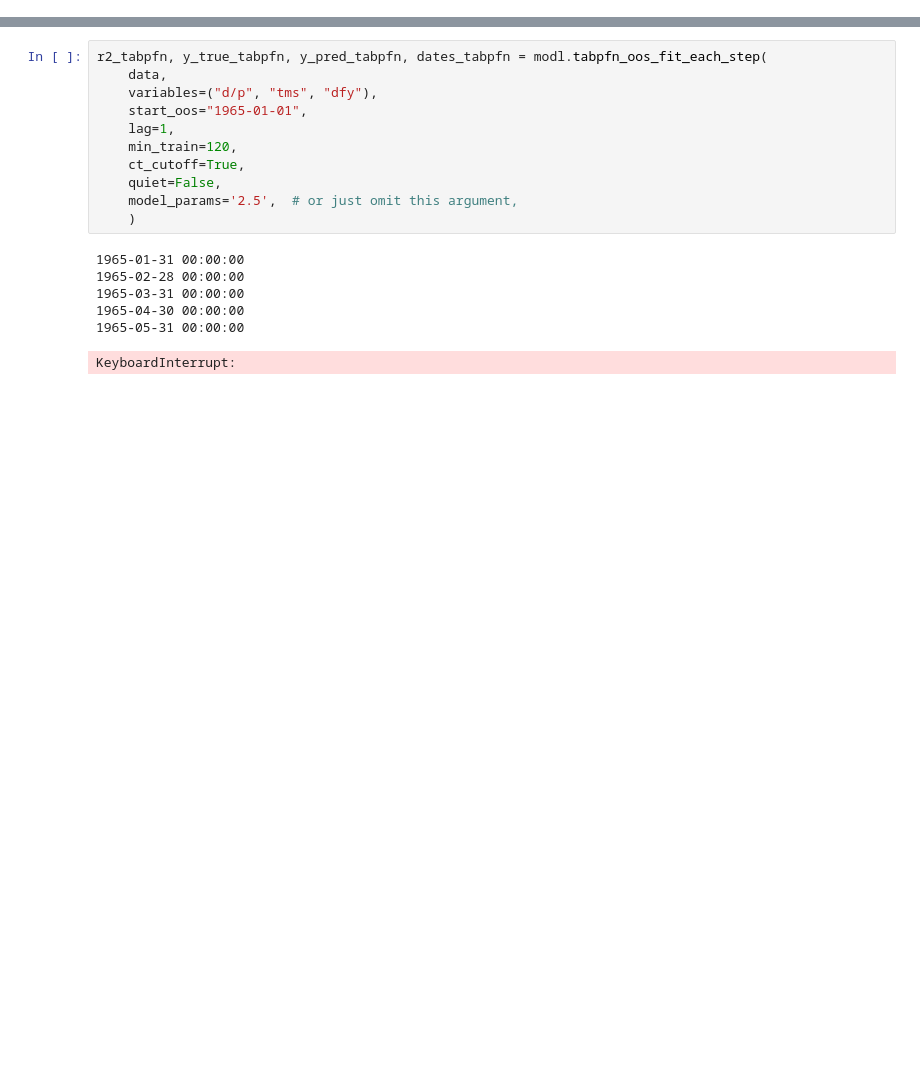
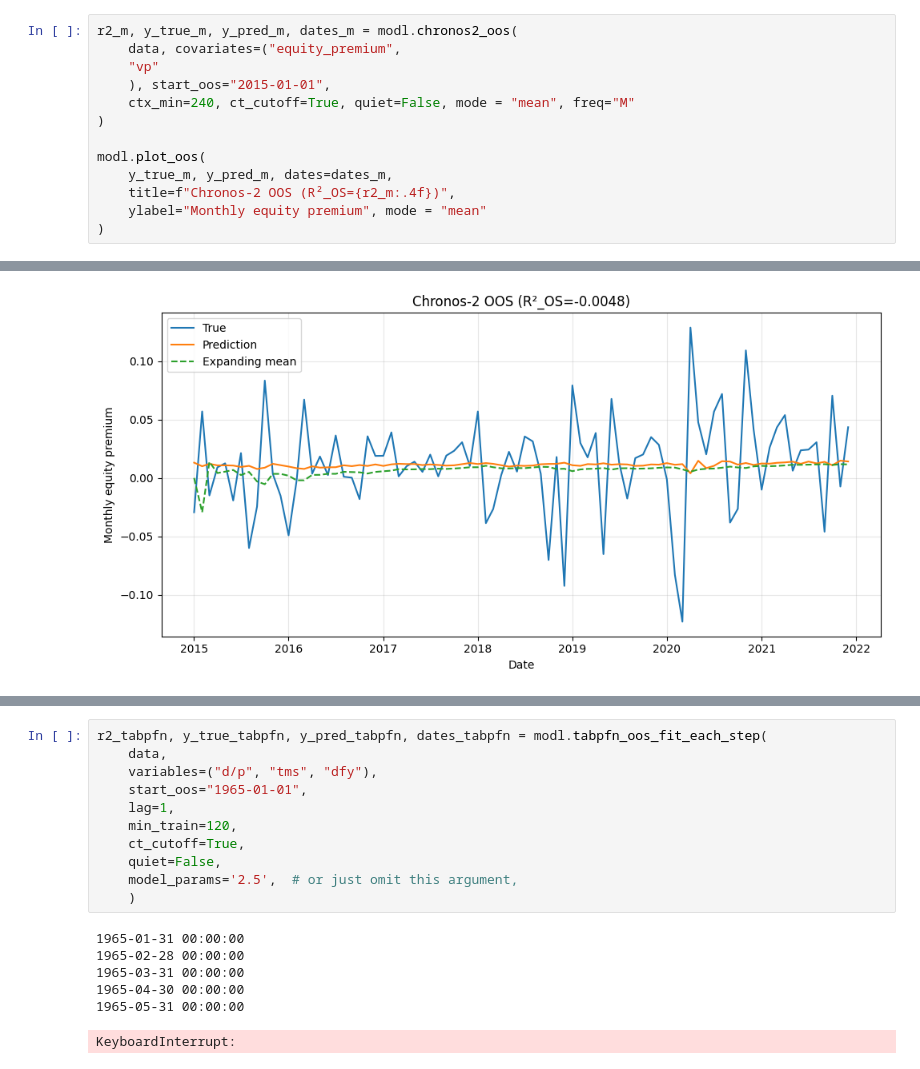
Before and after one commit to KiliTili/Masterarbeit, a Jupyter notebook: Notebooks/Benchmark/modelling_regression.ipynb, the cells around one changed output, grey strips where cells are left out. Cells and saved outputs as stored; diff of their text form; blank space fills up the shorter version.

```diff
--- a/Notebooks/Benchmark/modelling_regression.ipynb
+++ b/Notebooks/Benchmark/modelling_regression.ipynb
@@ -149,0 +171,14 @@ reload(modl)
+# %%
+r2_m, y_true_m, y_pred_m, dates_m = modl.chronos2_oos(
+    data, covariates=("equity_premium",
+    "vp"
+    ), start_oos="2015-01-01",
+    ctx_min=240, ct_cutoff=True, quiet=False, mode = "mean", freq="M"
+)
+
+modl.plot_oos(
+    y_true_m, y_pred_m, dates=dates_m,
+    title=f"Chronos-2 OOS (R²_OS={r2_m:.4f})",
+    ylabel="Monthly equity premium", mode = "mean"
+)
+# %% [output]
@@ -149,0 +204 @@ reload(modl)
+[figure, added]
```
Also changed, not shown: parts of 34 cells of this notebook, 6 other files.
